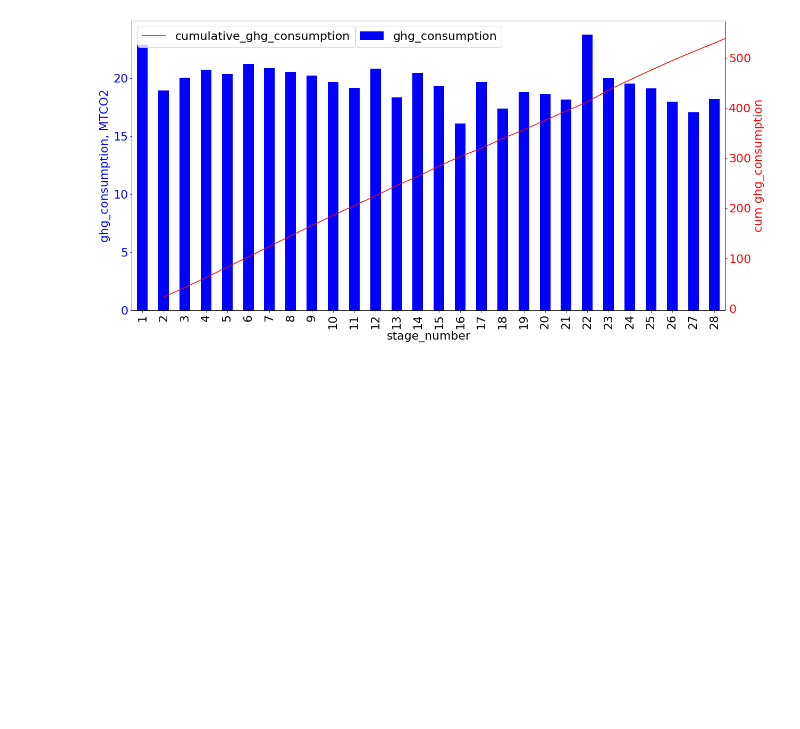
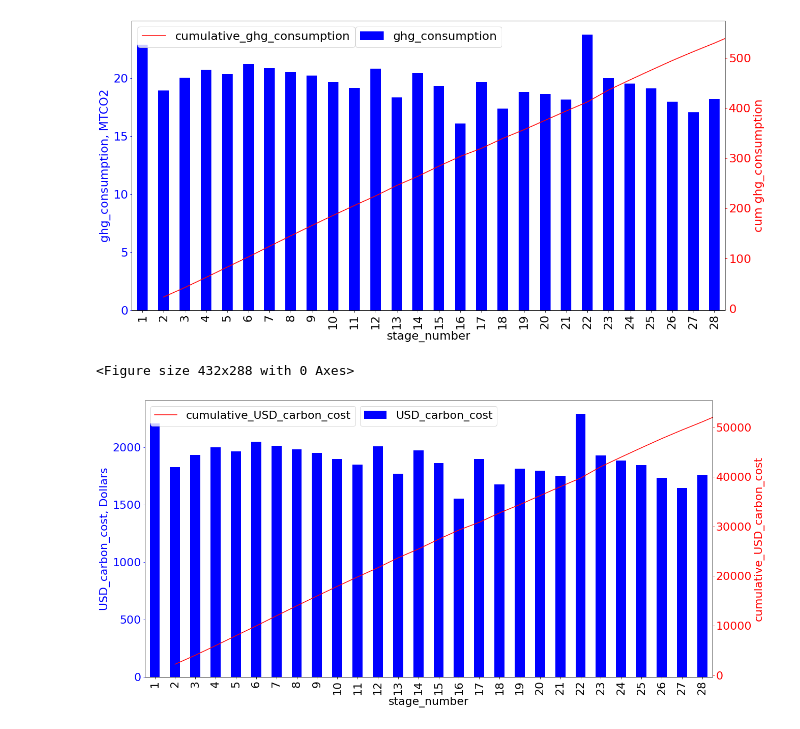
Before and after one commit to skylersaucedo/esg_calc, a Jupyter notebook: notebooks/ESG_CALC bar plots and charts.ipynb, the cells around one changed output. Drawn from its saved outputs; the diff is of its cells as text; code cells hidden in the pictures; blank space fills up the shorter version.

```diff
--- a/notebooks/ESG_CALC bar plots and charts.ipynb
+++ b/notebooks/ESG_CALC bar plots and charts.ipynb
@@ -430,3 +440,26 @@ plt.show()
 # %% [output]
 <Figure size 432x288 with 0 Axes>
 [figure]
+# %%
+# look at USD per stage
+
+plt.figure()
+#ax = df_sed.plot.bar(x='stage_number', y='ghg_consumption',figsize=figsize)
+
+
+ax = df_sed.plot.bar(x='stage_number', y='USD_carbon_cost',figsize=figsize, color='blue')
+
+ax2 = ax.twinx()
+
+ax2 = df_sed.plot(kind='line', x='stage_number', y='cumulative_USD_carbon_cost', ax=ax2, color='red')
+
+ax2.tick_params(axis='y', colors='r')
+ax2.set_ylabel('cumulative_USD_carbon_cost', color = 'r')
+
+ax.tick_params(axis='y', colors='b')
+ax.set_ylabel('USD_carbon_cost, Dollars', color = 'b')
+
+plt.show()
+# %% [output]
+<Figure size 432x288 with 0 Axes>
+[figure, added]
```
Also changed, not shown: parts of 1 cell of this notebook.
